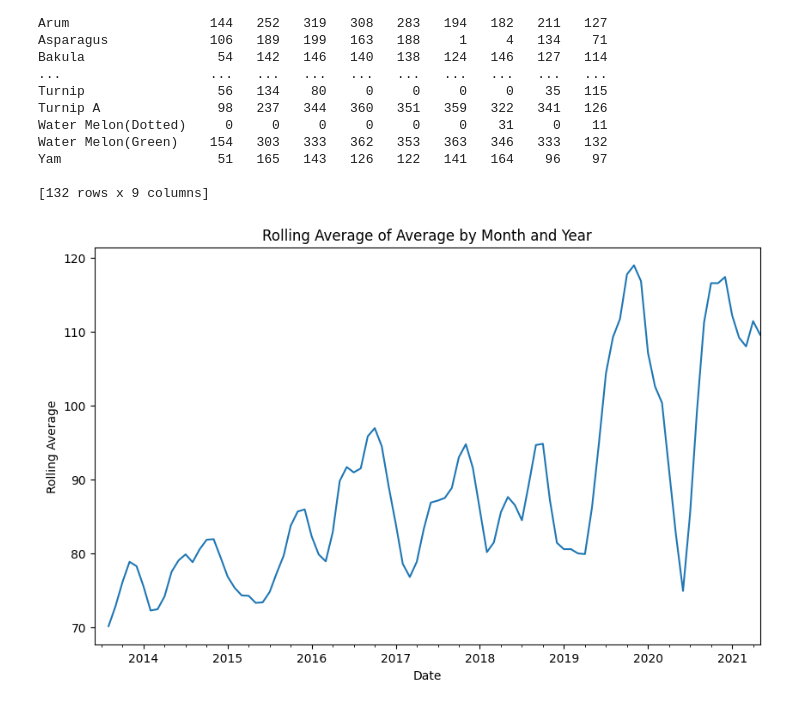
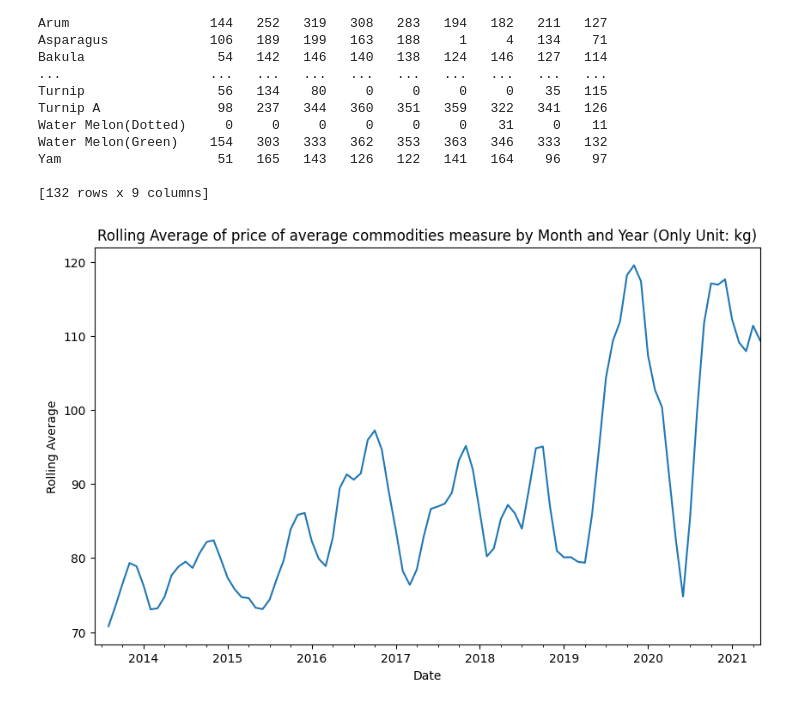
Before and after one commit to nirdeshacharya/KalimatiVeggieMarketData_Nepal, a Jupyter notebook: main.ipynb, the cells around one changed output. Saved outputs shown, nothing was run; the diff lists cells and outputs as text; code cells hidden in the pictures.

Commit message:
added rolling avg graph

```diff
--- a/main.ipynb
+++ b/main.ipynb
@@ -85,15 +85,18 @@ Yam                    51   165   143   126   122   141   164    96    97
 # %%
 # Set 'Date' as the index
 df.set_index('Date', inplace=True)
 
+# Filter rows where 'Unit' is 'kg'
+df_kg = df[df['Unit'].str.lower() == 'kg']
+
 # Calculate the rolling average by each month and year
-rolling_avg = df['Average'].resample('M').mean().rolling(window=3).mean()
+rolling_avg = df_kg['Average'].resample('M').mean().rolling(window=3).mean()
 
 # Plot the rolling average
 plt.figure(figsize=(10, 6))
-rolling_avg.plot(title='Rolling Average of Average by Month and Year')
+rolling_avg.plot(title='Rolling Average of price of average commodities measure by Month and Year (Only Unit: kg)')
 plt.xlabel('Date')
 plt.ylabel('Rolling Average')
 plt.show()
 # %% [output]
-[figure, old version]
+[figure, new version]
```
